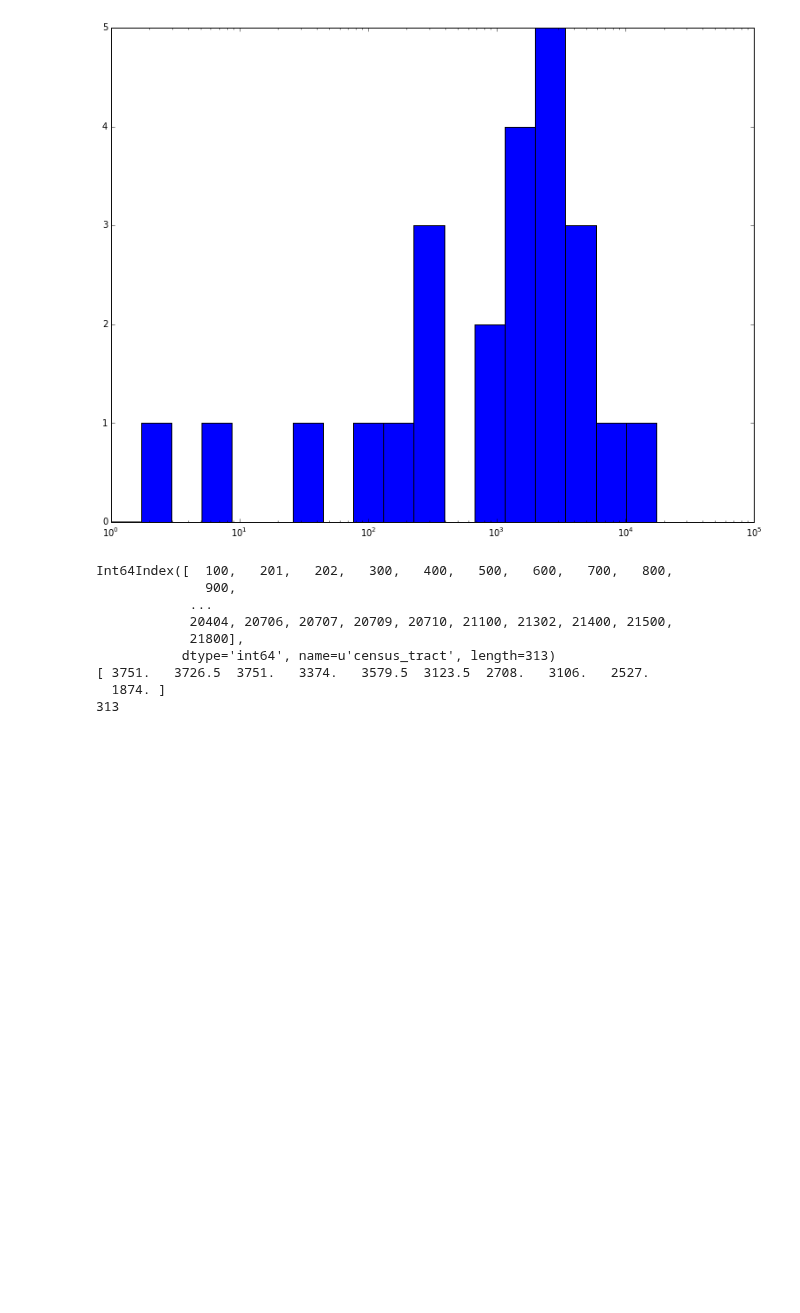
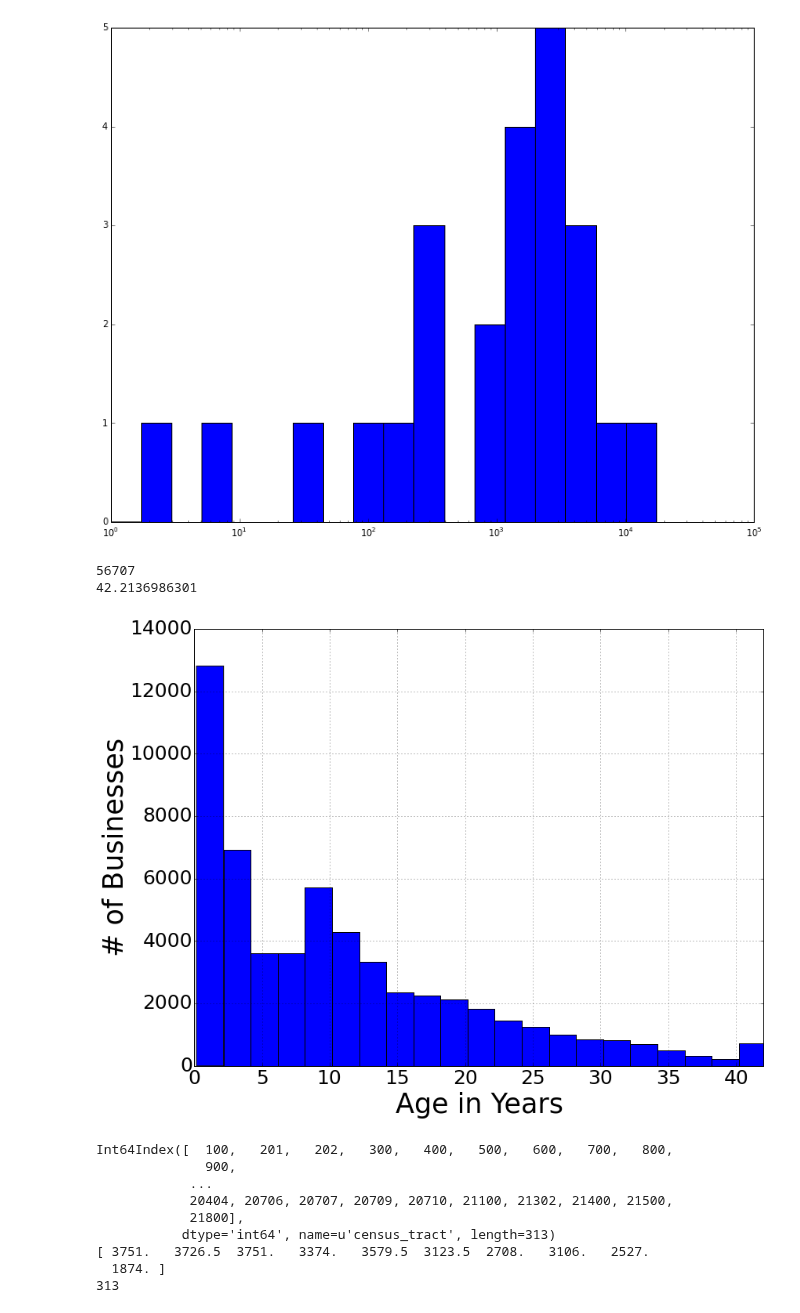
Before and after one commit to jmsilverman/insight_project, a Jupyter notebook: build_features_labels2.ipynb, the cells around one changed output. Saved outputs shown, nothing was run; the diff lists cells and outputs as text; code cells hidden in the pictures; blank space fills up the shorter version.

```diff
--- a/build_features_labels2.ipynb
+++ b/build_features_labels2.ipynb
@@ -70,4 +70,18 @@ Number of unique simplified NAICS code: 24
 21        2
 Name: naics_code_simple, dtype: int64
 [figure]
+# %%
+# plot histogram of median days since creation
+plt.figure(figsize=(13, 10))
+(bus.days_since_creation/365).hist(bins=21)
+plt.xlim(0,42)
+plt.xlabel('Age in Years',fontsize=35)
+plt.ylabel('# of Businesses',fontsize=35)
+plt.tick_params(axis='both', which='major', labelsize=25)
+print len(bus)
+print max(bus.days_since_creation/365)
+# %% [output]
+56707
+42.2136986301
+[figure, added]
 # %%
```
Also changed, not shown: parts of 4 cells of this notebook, 2 other files.
